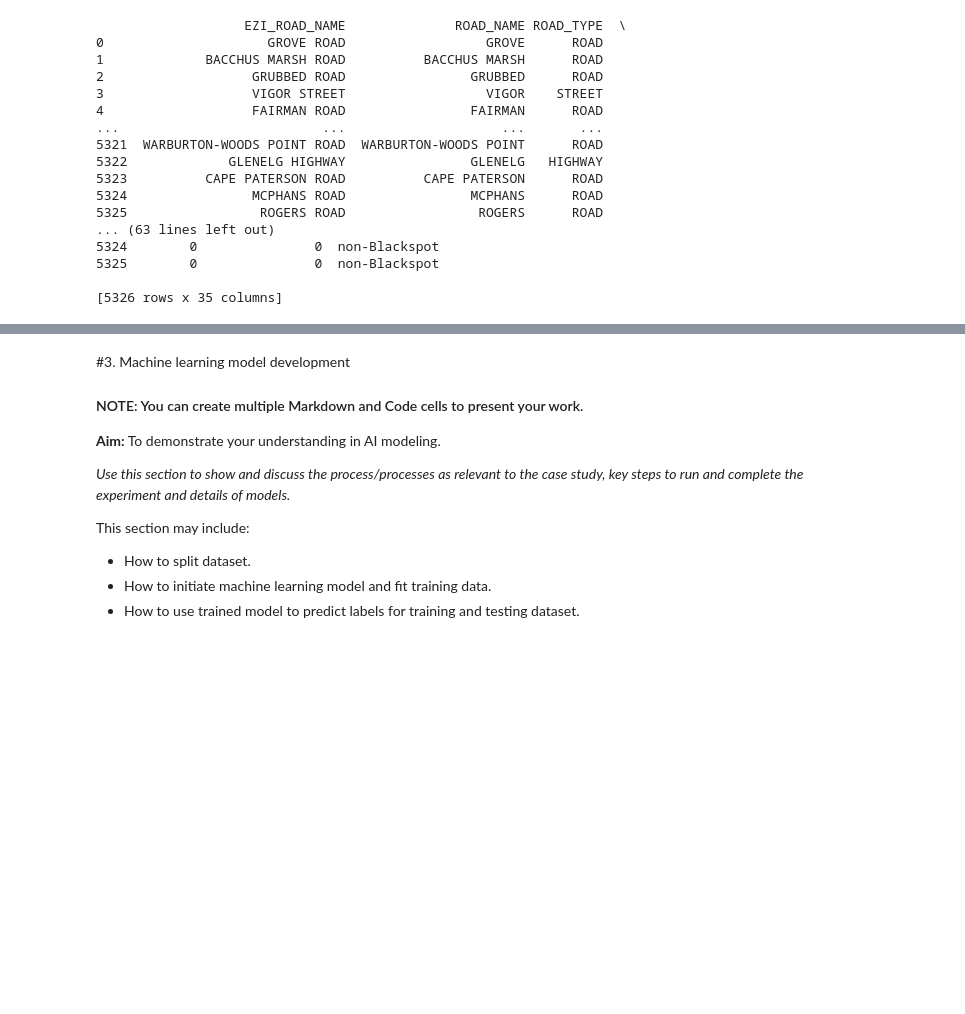
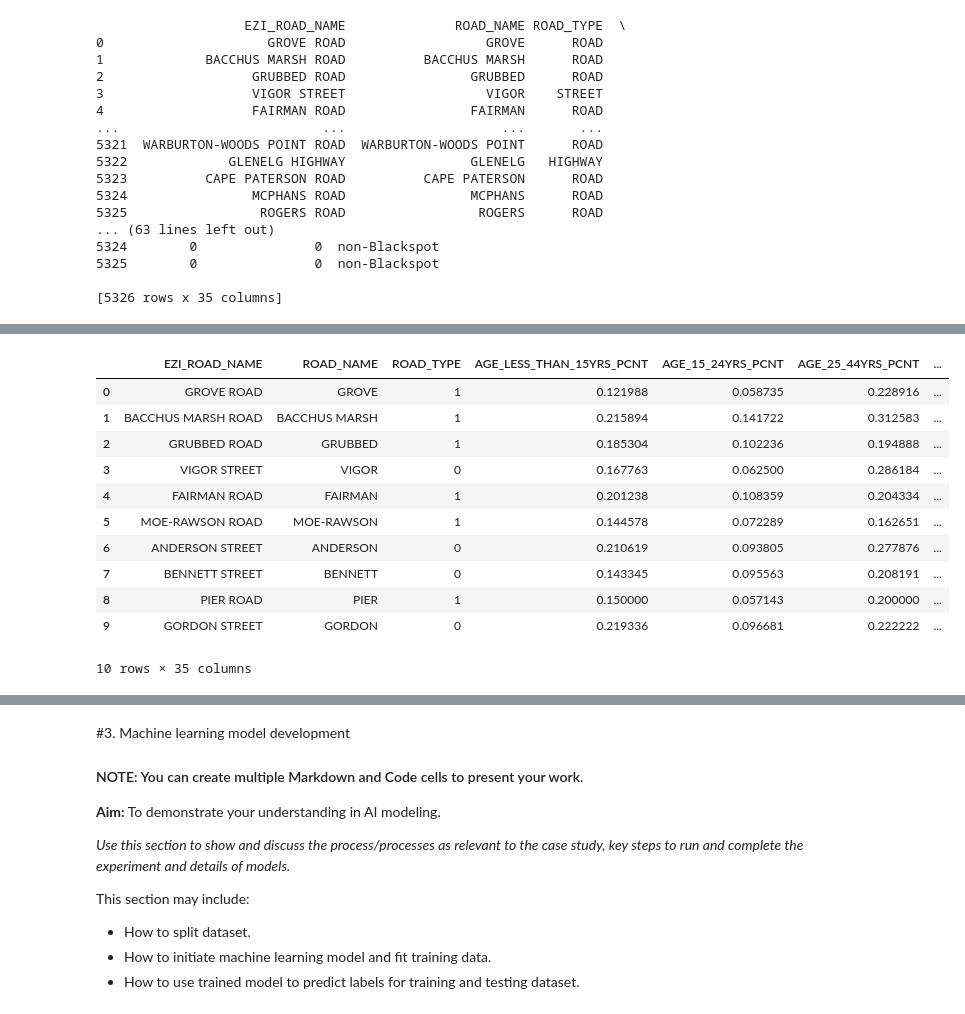
Before and after one commit to ItsSHALINISuresh/ML-in-Business, a Jupyter notebook: MIS710 Assignment/MIS710_A1_Template_T2_2023.ipynb, the cells around one changed output, grey strips where cells are left out. Drawn from its saved outputs; the diff is of its cells as text; code cells hidden in the pictures; blank space fills up the shorter version.

```diff
--- a/MIS710 Assignment/MIS710_A1_Template_T2_2023.ipynb
+++ b/MIS710 Assignment/MIS710_A1_Template_T2_2023.ipynb
@@ -191,0 +243,16 @@ print(df)
+# %%
+# To Check if our categorical variables are converted to numerical variables
+df.head(10)
+# %% [output]
+|  | EZI_ROAD_NAME | ROAD_NAME | ROAD_TYPE | AGE_LESS_THAN_15YRS_PCNT | AGE_15_24YRS_PCNT | AGE_25_44YRS_PCNT | ... |
+| 0 | GROVE ROAD | GROVE | 1 | 0.121988 | 0.058735 | 0.228916 | ... |
+| 1 | BACCHUS MARSH ROAD | BACCHUS MARSH | 1 | 0.215894 | 0.141722 | 0.312583 | ... |
+| 2 | GRUBBED ROAD | GRUBBED | 1 | 0.185304 | 0.102236 | 0.194888 | ... |
+| 3 | VIGOR STREET | VIGOR | 0 | 0.167763 | 0.062500 | 0.286184 | ... |
+| 4 | FAIRMAN ROAD | FAIRMAN | 1 | 0.201238 | 0.108359 | 0.204334 | ... |
+| 5 | MOE-RAWSON ROAD | MOE-RAWSON | 1 | 0.144578 | 0.072289 | 0.162651 | ... |
+| 6 | ANDERSON STREET | ANDERSON | 0 | 0.210619 | 0.093805 | 0.277876 | ... |
+| 7 | BENNETT STREET | BENNETT | 0 | 0.143345 | 0.095563 | 0.208191 | ... |
+| 8 | PIER ROAD | PIER | 1 | 0.150000 | 0.057143 | 0.200000 | ... |
+| 9 | GORDON STREET | GORDON | 0 | 0.219336 | 0.096681 | 0.222222 | ... |
+10 rows × 35 columns
```
Also changed, not shown: parts of 13 cells of this notebook.
